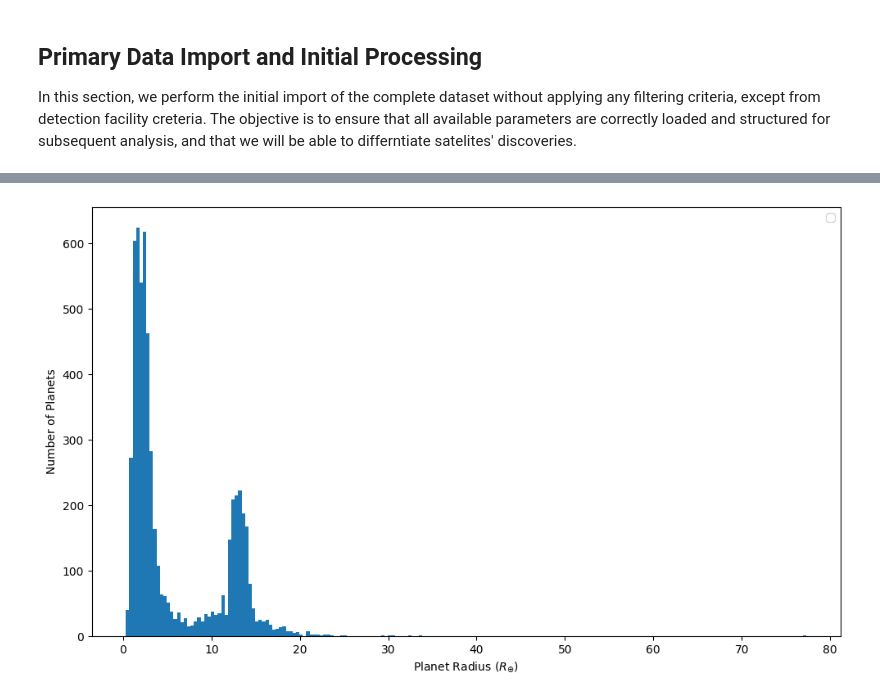
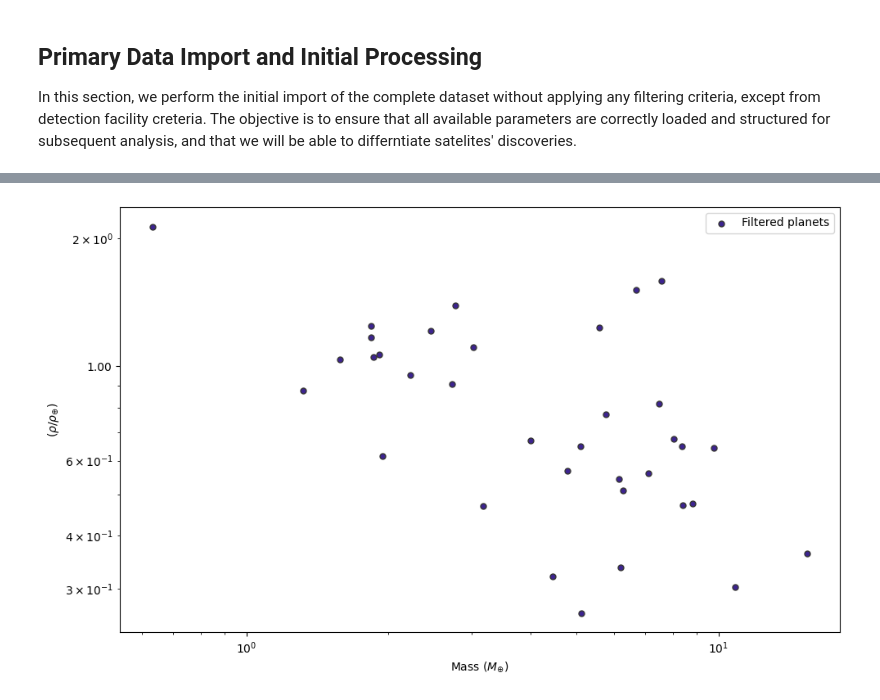
Before and after one commit to wikreg/Stage_CEA_Exoplanet_VR, a Jupyter notebook: Stage_CEA_Exoplanet/main.ipynb, the cells around one changed output, grey strips where cells are left out. Saved outputs shown, nothing was run; the diff lists cells and outputs as text; code cells hidden in the pictures.

Commit message:
Plots of M-R and M-D for exoplanets Mdwarf

```diff
--- a/Stage_CEA_Exoplanet/main.ipynb
+++ b/Stage_CEA_Exoplanet/main.ipynb
@@ -32,0 +29,3 @@ plot_radii_vs_mass_Mtype(Mdwarf_sample_2021)
+# %%
+Mdwarf_sample_2021_restricted = Luque_Paille_2022()
+plot_radii_vs_mass_Mtype_comparaison(Mdwarf_sample_2021_restricted)
@@ -33,4 +34,4 @@ plot_radii_vs_mass_Mtype(Mdwarf_sample_2021)
 # %%
-plot_histogram(full_data)
+plot_density_vs_mass_Mtype(Mdwarf_sample_2021_restricted)
 # %% [output]
-[figure, old version]
+[figure, new version]
```
Also changed, not shown: parts of 6 cells of this notebook, 3 other files.
